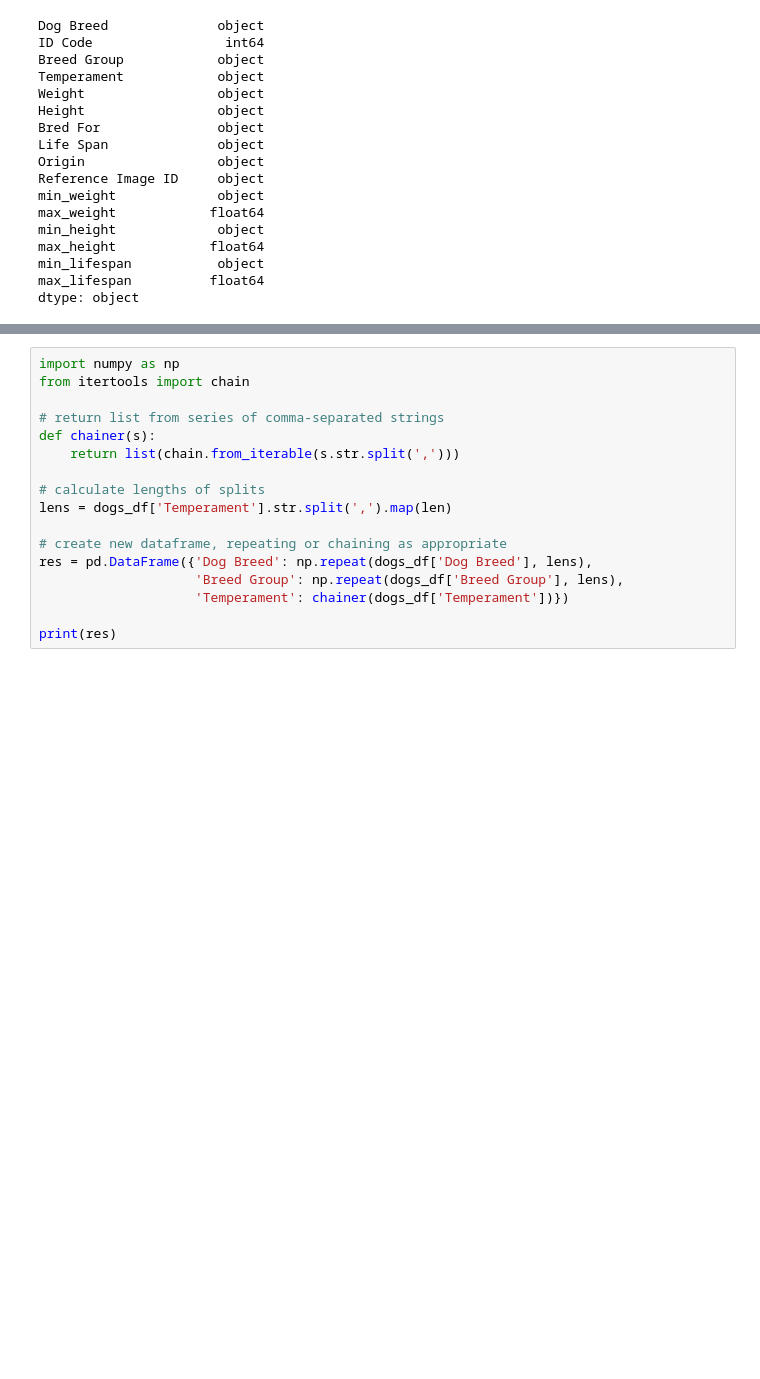
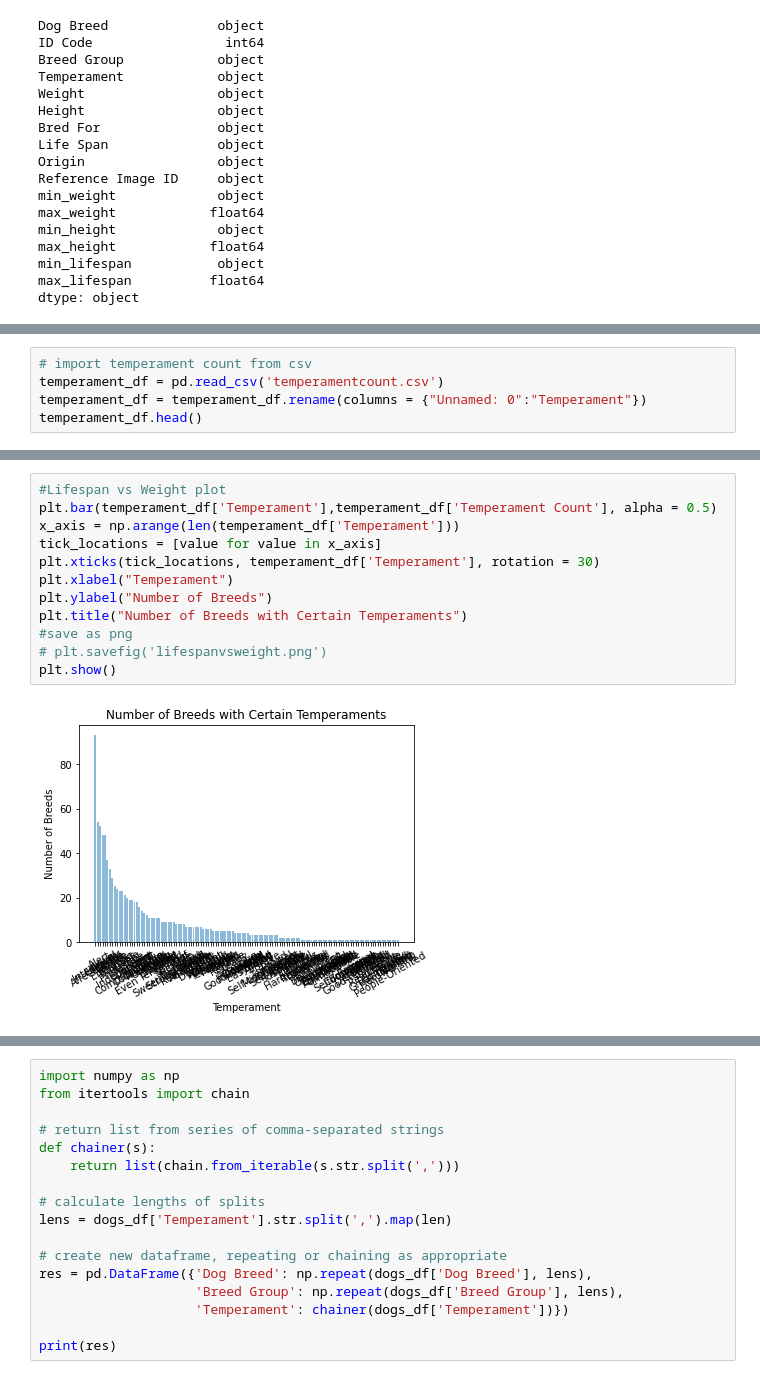
Before and after one commit to chelseasenter/Doggo-Webpage, a Jupyter notebook: Graphs/graphing.ipynb, the cells around one changed output, grey strips where cells are left out. Saved outputs shown, nothing was run; the diff lists cells and outputs as text; blank space fills up the shorter version.

```diff
--- a/Graphs/graphing.ipynb
+++ b/Graphs/graphing.ipynb
@@ -126,0 +140,5 @@ plt.show()
+# %%
+# import temperament count from csv
+temperament_df = pd.read_csv('temperamentcount.csv')
+temperament_df = temperament_df.rename(columns = {"Unnamed: 0":"Temperament"})
+temperament_df.head()
@@ -126,0 +152,14 @@ plt.show()
+# %%
+#Lifespan vs Weight plot
+plt.bar(temperament_df['Temperament'],temperament_df['Temperament Count'], alpha = 0.5)
+x_axis = np.arange(len(temperament_df['Temperament']))
+tick_locations = [value for value in x_axis]
+plt.xticks(tick_locations, temperament_df['Temperament'], rotation = 30)
+plt.xlabel("Temperament")
+plt.ylabel("Number of Breeds")
+plt.title("Number of Breeds with Certain Temperaments")
+#save as png
+# plt.savefig('lifespanvsweight.png')
+plt.show()
+# %% [output]
+[figure, added]
```
Also changed, not shown: parts of 5 cells of this notebook, 4 other files.
